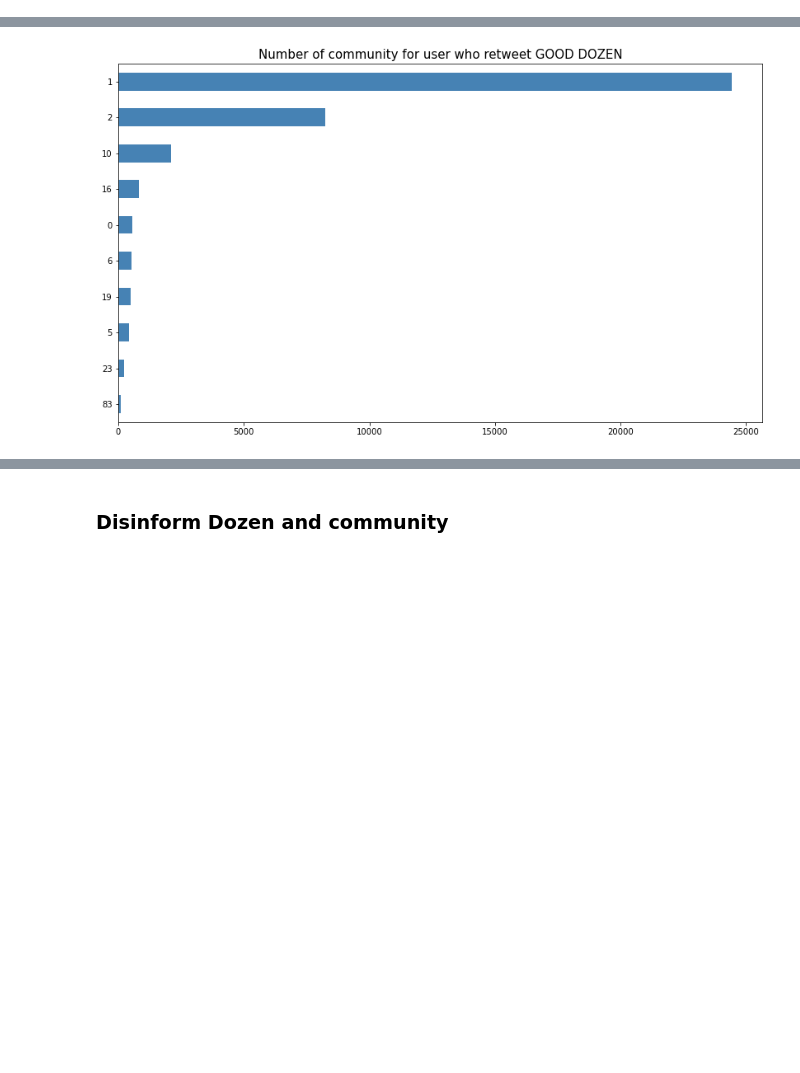
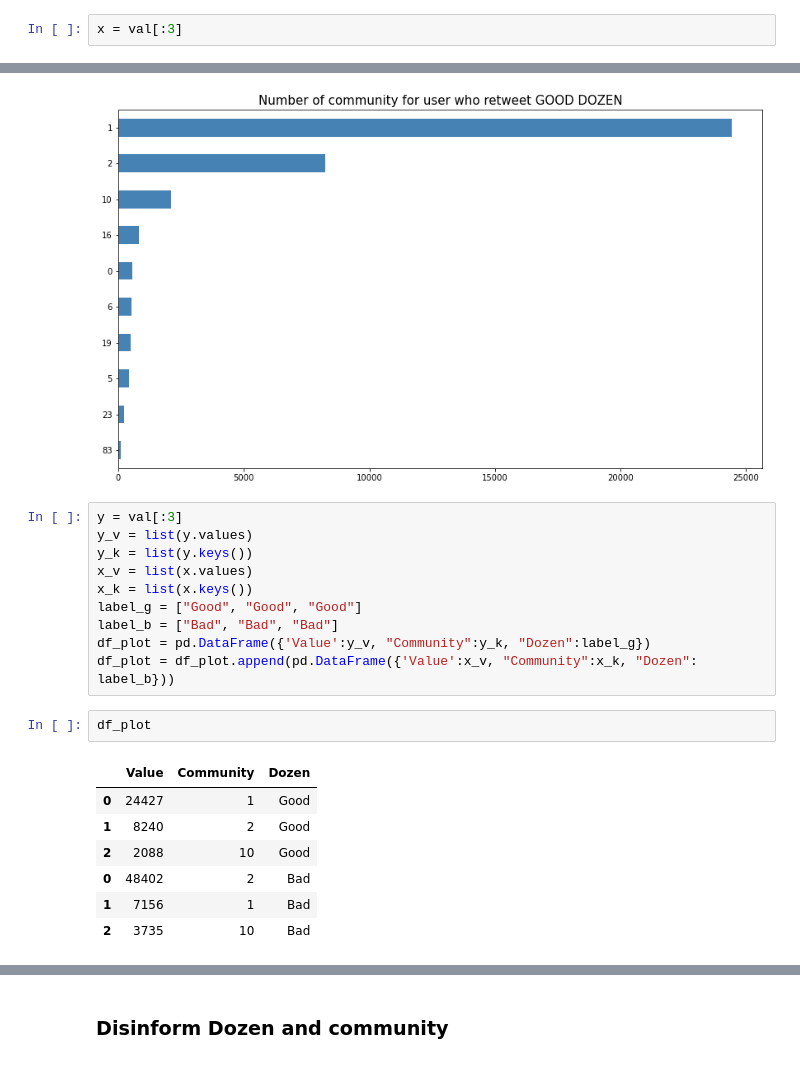
Before and after one commit to gi-ux/BachelorProject, a Jupyter notebook: notebook/Retweet_Network.ipynb, the cells around one changed output, grey strips where cells are left out. Drawn from its saved outputs; the diff is of its cells as text; blank space fills up the shorter version.

```diff
--- a/notebook/Retweet_Network.ipynb
+++ b/notebook/Retweet_Network.ipynb
@@ -241,6 +241,8 @@ La community 2 contiene il 65.2% degli utenti presenti nella network
 48402
 7156
 [figure]
+# %%
+x = val[:3]
 # %%
 community = []
 name = []
@@ -263,3 +265,23 @@ plt.show()
 La community 1 contiene il 62.74999999999999% degli utenti presenti nella network
 24427
 [figure]
+# %%
+y = val[:3]
+y_v = list(y.values)
+y_k = list(y.keys())
+x_v = list(x.values)
+x_k = list(x.keys())
+label_g = ["Good", "Good", "Good"]
+label_b = ["Bad", "Bad", "Bad"]
+df_plot = pd.DataFrame({'Value':y_v, "Community":y_k, "Dozen":label_g})
+df_plot = df_plot.append(pd.DataFrame({'Value':x_v, "Community":x_k, "Dozen": label_b}))
+# %%
+df_plot
+# %% [output]
+|  | Value | Community | Dozen |
+| 0 | 24427 | 1 | Good |
+| 1 | 8240 | 2 | Good |
+| 2 | 2088 | 10 | Good |
+| 0 | 48402 | 2 | Bad |
+| 1 | 7156 | 1 | Bad |
+| 2 | 3735 | 10 | Bad |
```
Also changed, not shown: parts of 5 cells of this notebook, 13 other files.
